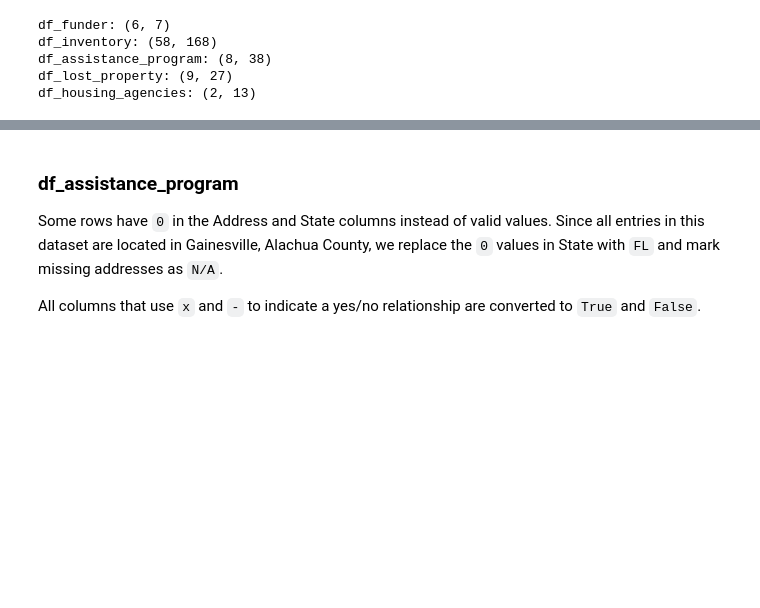
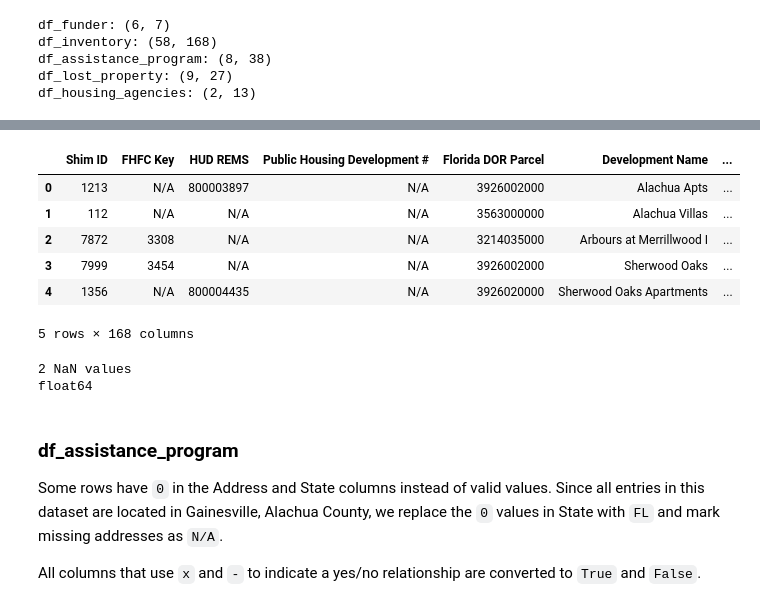
Before and after one commit to Yimo-Liu-13196/ASA-Club-Spring-2026---AHI-Analysis, a Jupyter notebook: Notebooks/01_data_cleaning.ipynb, the cells around one changed output, grey strips where cells are left out. Saved outputs shown, nothing was run; the diff lists cells and outputs as text; code cells hidden in the pictures; blank space fills up the shorter version.

Commit message:
Complete df_inventory cleaning: convert funding flags to True/False, replace placeholders with N/A or NaN across ID, text, numeric, and date columns, handle REAC and tenant demographic codes

```diff
--- a/Notebooks/01_data_cleaning.ipynb
+++ b/Notebooks/01_data_cleaning.ipynb
@@ -61,13 +73,67 @@ For the remaining columns, `-` and `x` indicate whether a funding source applies
 # %%
-#Cleaned Data
+import numpy as np
+
+# ID columns: missing values indicate property not in that system
 id_cols = df_inventory.loc[:, "FHFC Key":"Public Housing Development #"].columns
 df_inventory[id_cols] = df_inventory[id_cols].replace({"-": "N/A"})
 
+# Text columns: various placeholders → N/A
 text_cols = df_inventory.loc[:, "Florida DOR Parcel":"Housing Programs"].columns
 df_inventory[text_cols] = df_inventory[text_cols].replace({"-": "N/A", "not avail.": "N/A", 0: "N/A"})
 
-df_inventory = df_inventory.replace({'-': 0, 'x': 1, 'not avail.': 0})
+cat_cols = ["Target Population", "Occupancy Status", "Owner Type",
+            "Developer Name and Contact Information", "Owner Name and Contact information",
+            "Construction Type (FHFC Only)'"]
+df_inventory[cat_cols] = df_inventory[cat_cols].replace({"-": "N/A", "not avail.": "N/A"})
+
+# Blanket replace: remaining x/- flags → 1/0
+df_inventory = df_inventory.replace({"-": 0, "x": 1, "not avail.": 0})
+
+# Funding flag and program presence columns: 0/1 → True/False
+bool_cols = (df_inventory.loc[:, "FHFC Funded":"LHFA Funded"].columns.tolist() +
+             df_inventory.loc[:, "Has Housing Credits 4%":"Has Local Bonds"].columns.tolist() +
+             ["FHFC Preservation Set-Aside"])
+df_inventory[bool_cols] = df_inventory[bool_cols].astype(bool)
+
+# QCT/DDA designation: Y/N → Yes/No
+df_inventory[["In QCT 2022", "In DDA 2022"]] = df_inventory[["In QCT 2022", "In DDA 2022"]].replace({"Y": "Yes", "N": "No"})
+
+# Funding year and expiration date columns: 0 → NaN (year 0 is not meaningful)
+year_cols = df_inventory.loc[:, "HC 4% Funding Year":"Local Bonds Maturity Date"].columns
+df_inventory[year_cols] = df_inventory[year_cols].replace(0, np.nan)
+
+# REAC columns: 0 → NaN for non-HUD properties
+df_inventory["REAC Score (HUD only)"] = df_inventory["REAC Score (HUD only)"].replace(0, np.nan)
+df_inventory["REAC Inspection Date"] = df_inventory["REAC Inspection Date"].replace(0, np.nan)
+
+# Numeric not-applicable columns: 0 → NaN
+na_numeric_cols = ["HUD/RD Rental Assistance Units", "Public Housing ACC Units",
+                   "Total Living Area", "Number of Buildings",
+                   "Last Property Sale Price ($)", "Last Property Sale Date", "Just Value ($)",
+                   "Occupancy Rate"]
+df_inventory[na_numeric_cols] = df_inventory[na_numeric_cols].replace(0, np.nan)
+
+# Tenant demographic columns: -1 (missing) → NaN
+tenant_cols = df_inventory.loc[:, "Average Household Size (Persons)":"# of Households Reporting"].columns
+df_inventory[tenant_cols] = df_inventory[tenant_cols].replace(-1, np.nan)
+
 df_inventory.head()
+# %% [output]
+|  | Shim ID | FHFC Key | HUD REMS | Public Housing Development # | Florida DOR Parcel | Development Name | ... |
+| 0 | 1213 | N/A | 800003897 | N/A | 3926002000 | Alachua Apts | ... |
+| 1 | 112 | N/A | N/A | N/A | 3563000000 | Alachua Villas | ... |
+| 2 | 7872 | 3308 | N/A | N/A | 3214035000 | Arbours at Merrillwood I | ... |
+| 3 | 7999 | 3454 | N/A | N/A | 3926002000 | Sherwood Oaks | ... |
+| 4 | 1356 | N/A | 800004435 | N/A | 3926020000 | Sherwood Oaks Apartments | ... |
+5 rows × 168 columns
+# %%
+# TEMP: verify blank Homeownership Rate values read as NaN
+col = "Homeownership Rate, 2018-2022, Tract"
+print(df_inventory[col].isna().sum(), "NaN values")
+print(df_inventory[col].dtype)
+# %% [output]
+2 NaN values
+float64
 # %% [markdown]
 ### df_assistance_program
 
```
Also changed, not shown: parts of 1 cell of this notebook, 1 other file.
